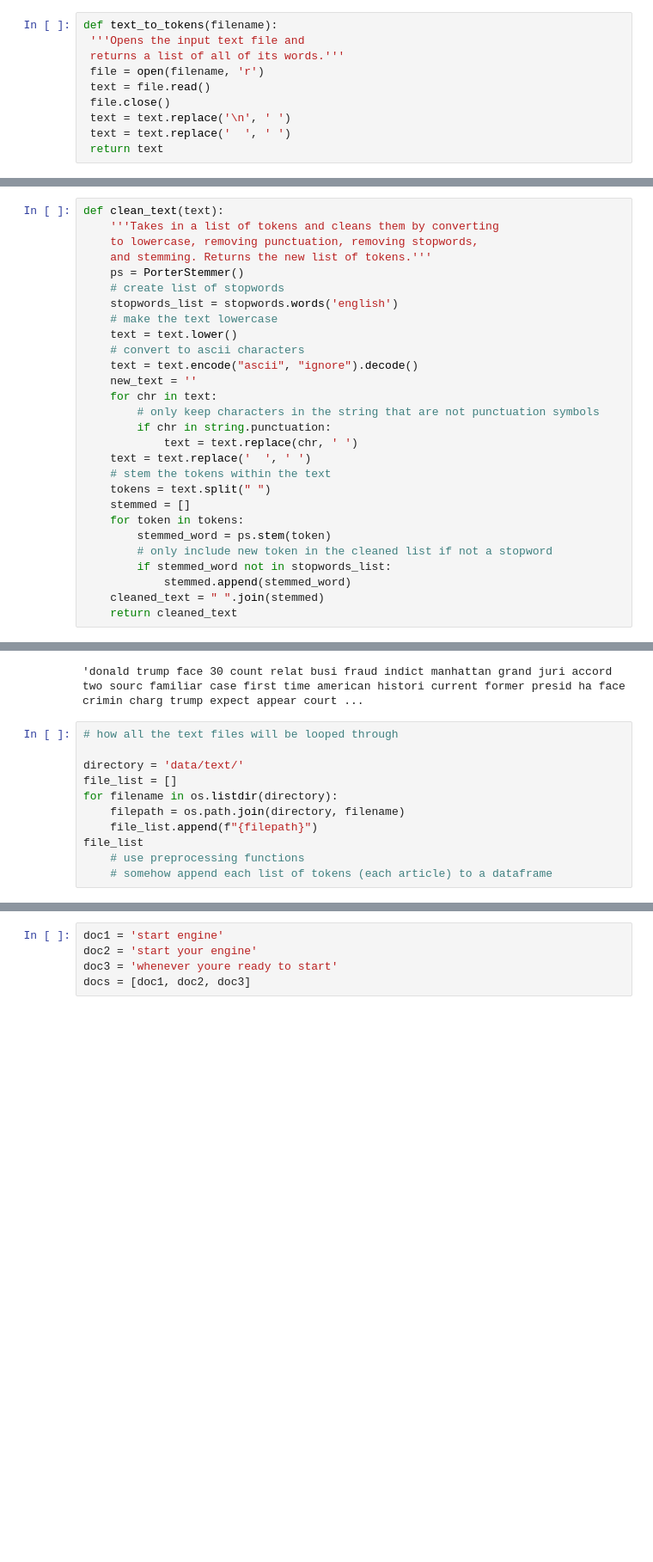
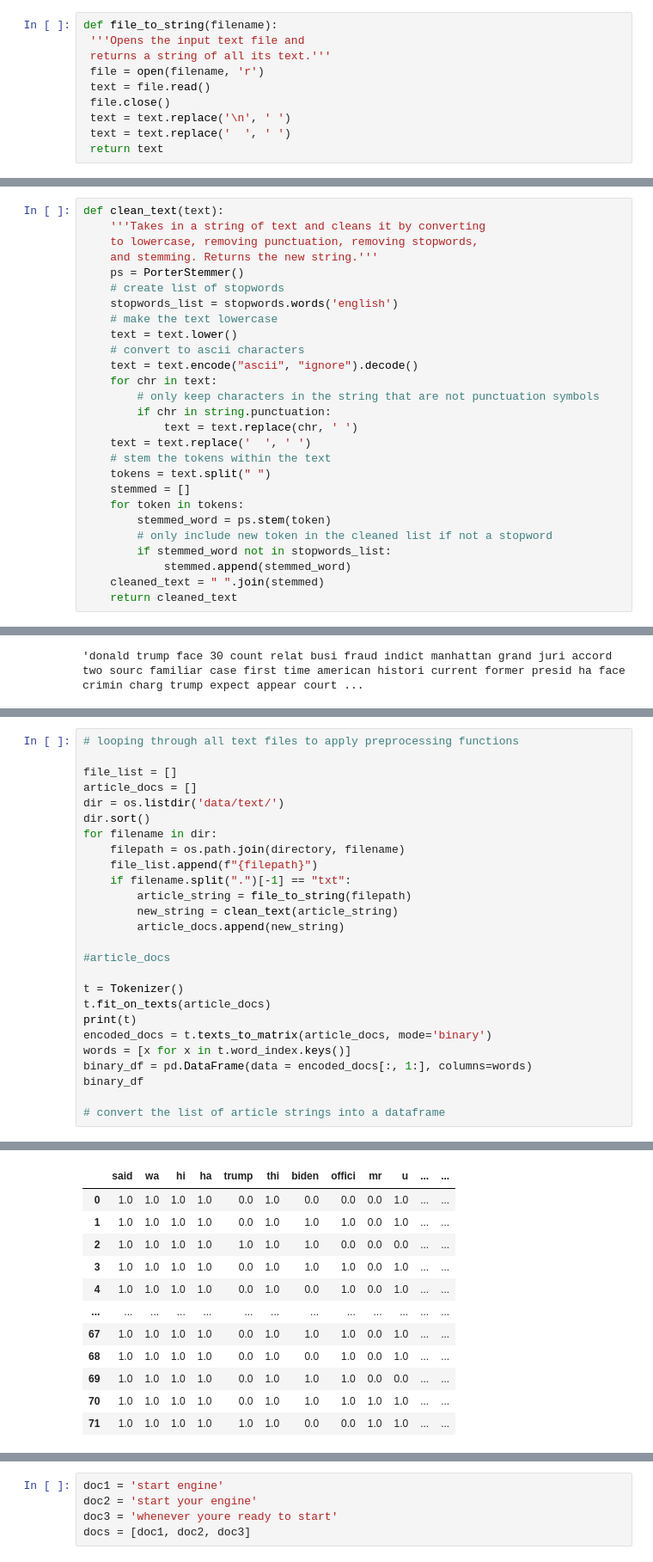
Before and after one commit to kamilapalys/capstone, a Jupyter notebook: src/news.ipynb, the cells around one changed output, grey strips where cells are left out. Shown at 86% size. Cells and saved outputs as stored; diff of their text form; blank space fills up the shorter version.

Commit message:
preprocessed all articles, converted to binary-value dataframe

```diff
--- a/src/news.ipynb
+++ b/src/news.ipynb
@@ -11,9 +11,9 @@ from collections import Counter
 from tensorflow.keras.preprocessing.text import Tokenizer
 from nltk.tokenize import word_tokenize
 # %%
-def text_to_tokens(filename):
+def file_to_string(filename):
  '''Opens the input text file and
- returns a list of all of its words.'''
+ returns a string of all its text.'''
  file = open(filename, 'r')
  text = file.read()
  file.close()
@@ -38,9 +38,9 @@ test_txt
 "Donald Trump faces more than 30 counts related to business fraud in an indictment from a Manhattan grand jury, according to two sources familiar with the case – the first time in American history tha ...
 # %%
 def clean_text(text):
-    '''Takes in a list of tokens and cleans them by converting
+    '''Takes in a string of text and cleans it by converting
     to lowercase, removing punctuation, removing stopwords,
-    and stemming. Returns the new list of tokens.'''
+    and stemming. Returns the new string.'''
     ps = PorterStemmer()
     # create list of stopwords
     stopwords_list = stopwords.words('english')
@@ -48,7 +48,6 @@ def clean_text(text):
     text = text.lower()
     # convert to ascii characters
     text = text.encode("ascii", "ignore").decode()
-    new_text = ''
     for chr in text:
         # only keep characters in the string that are not punctuation symbols
         if chr in string.punctuation:
@@ -69,14 +68,3 @@ cleaned_text = clean_text(test_txt)
 cleaned_text
 # %% [output]
 'donald trump face 30 count relat busi fraud indict manhattan grand juri accord two sourc familiar case first time american histori current former presid ha face crimin charg trump expect appear court ...
-# %%
-# how all the text files will be looped through
-
-directory = 'data/text/'
-file_list = []
-for filename in os.listdir(directory):
-    filepath = os.path.join(directory, filename)
-    file_list.append(f"{filepath}")
-file_list
-    # use preprocessing functions
-    # somehow append each list of tokens (each article) to a dataframe
@@ -100,0 +75,27 @@ file_list
+# %%
+# looping through all text files to apply preprocessing functions
+
+file_list = []
+article_docs = []
+dir = os.listdir('data/text/')
+dir.sort()
+for filename in dir:
+    filepath = os.path.join(directory, filename)
+    file_list.append(f"{filepath}")
+    if filename.split(".")[-1] == "txt":
+        article_string = file_to_string(filepath)
+        new_string = clean_text(article_string)
+        article_docs.append(new_string)
+
+#article_docs
+
+t = Tokenizer()
+t.fit_on_texts(article_docs)
+print(t)
+encoded_docs = t.texts_to_matrix(article_docs, mode='binary')
+words = [x for x in t.word_index.keys()]
+binary_df = pd.DataFrame(data = encoded_docs[:, 1:], columns=words)
+binary_df
+
+# convert the list of article strings into a dataframe
+# %% [output]
@@ -100,0 +103,12 @@ file_list
+|  | said | wa | hi | ha | trump | thi | biden | offici | mr | u | ... | ... |
+| 0 | 1.0 | 1.0 | 1.0 | 1.0 | 0.0 | 1.0 | 0.0 | 0.0 | 0.0 | 1.0 | ... | ... |
+| 1 | 1.0 | 1.0 | 1.0 | 1.0 | 0.0 | 1.0 | 1.0 | 1.0 | 0.0 | 1.0 | ... | ... |
+| 2 | 1.0 | 1.0 | 1.0 | 1.0 | 1.0 | 1.0 | 1.0 | 0.0 | 0.0 | 0.0 | ... | ... |
+| 3 | 1.0 | 1.0 | 1.0 | 1.0 | 0.0 | 1.0 | 1.0 | 1.0 | 0.0 | 1.0 | ... | ... |
+| 4 | 1.0 | 1.0 | 1.0 | 1.0 | 0.0 | 1.0 | 0.0 | 1.0 | 0.0 | 1.0 | ... | ... |
+| ... | ... | ... | ... | ... | ... | ... | ... | ... | ... | ... | ... | ... |
+| 67 | 1.0 | 1.0 | 1.0 | 1.0 | 0.0 | 1.0 | 1.0 | 1.0 | 0.0 | 1.0 | ... | ... |
+| 68 | 1.0 | 1.0 | 1.0 | 1.0 | 0.0 | 1.0 | 0.0 | 1.0 | 0.0 | 1.0 | ... | ... |
+| 69 | 1.0 | 1.0 | 1.0 | 1.0 | 0.0 | 1.0 | 1.0 | 1.0 | 0.0 | 0.0 | ... | ... |
+| 70 | 1.0 | 1.0 | 1.0 | 1.0 | 0.0 | 1.0 | 1.0 | 1.0 | 1.0 | 1.0 | ... | ... |
+| 71 | 1.0 | 1.0 | 1.0 | 1.0 | 1.0 | 1.0 | 0.0 | 0.0 | 1.0 | 1.0 | ... | ... |
```
Also changed, not shown: parts of 4 cells of this notebook, 1 other file.
